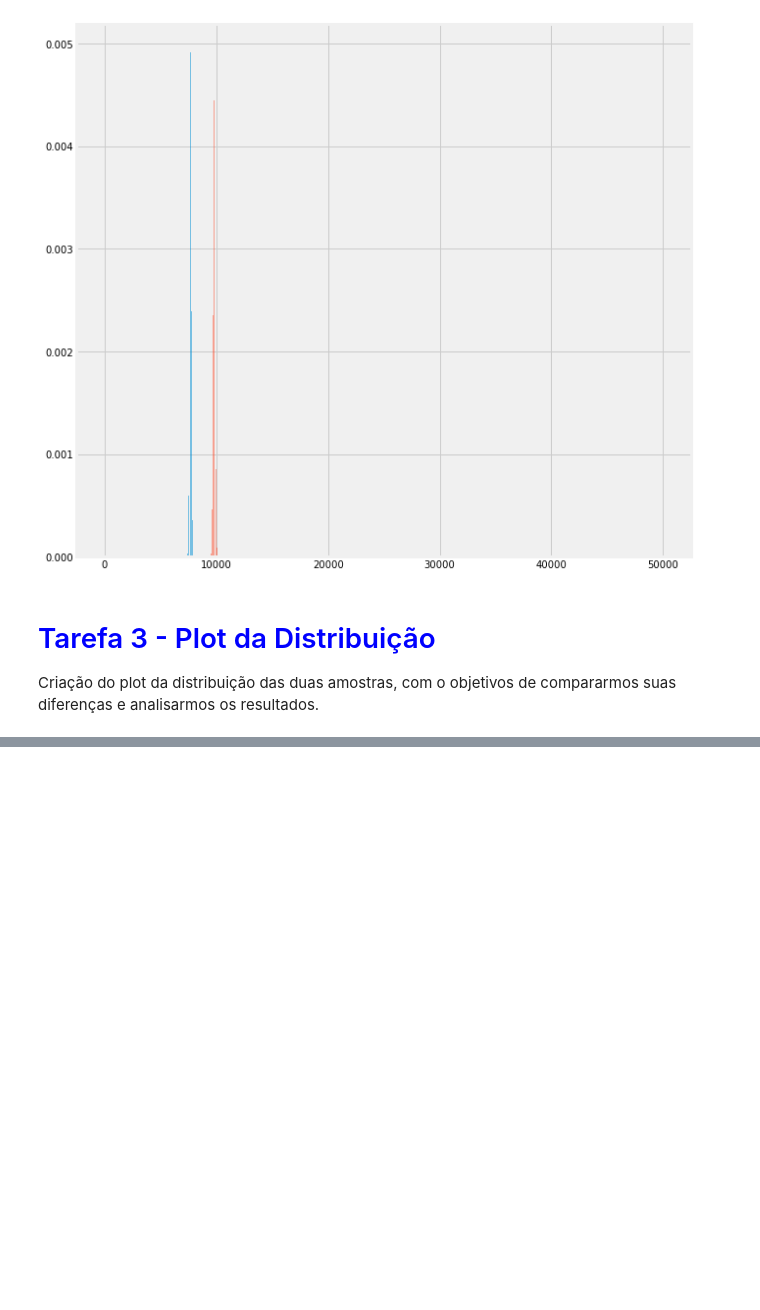
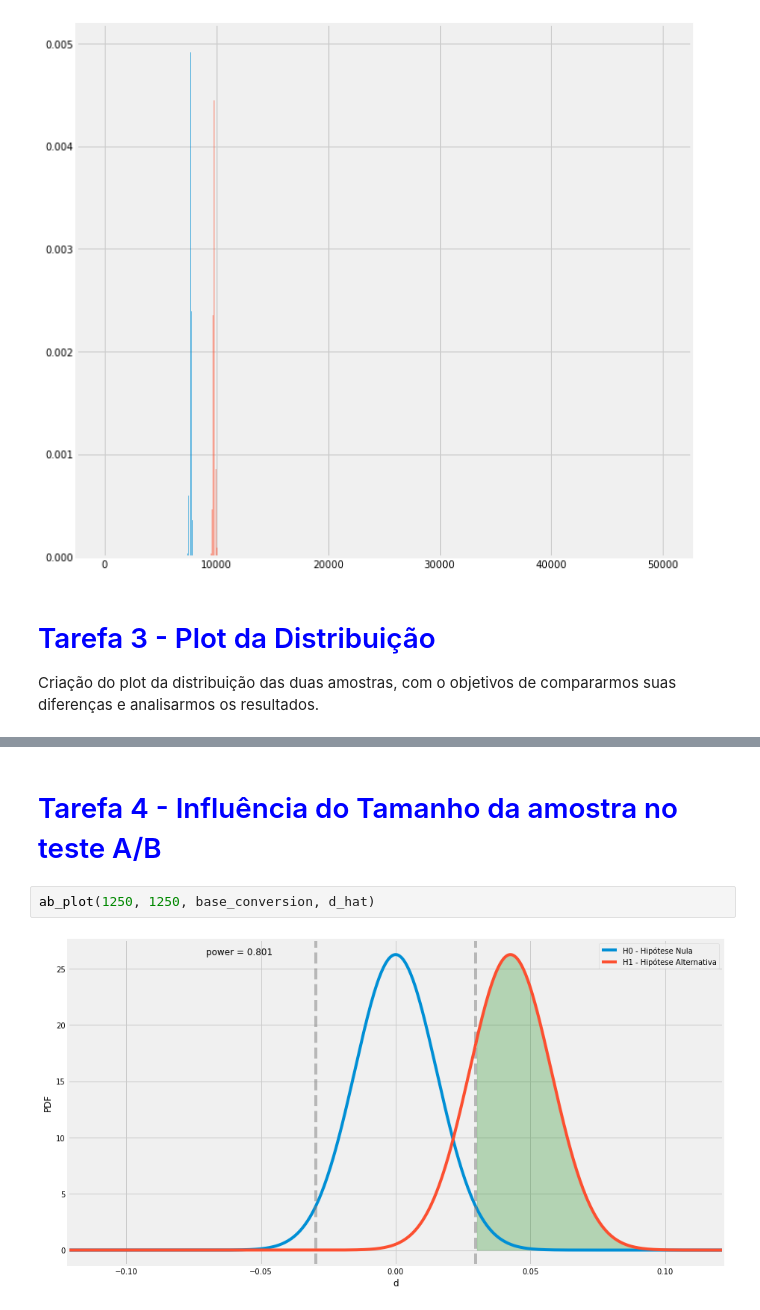
Before and after one commit to dijkstra001/business_analytics, a Jupyter notebook: marketing_analysis/Marketing Analysis - A-B Tests.ipynb, the cells around one changed output, grey strips where cells are left out. Saved outputs shown, nothing was run; the diff lists cells and outputs as text; blank space fills up the shorter version.

```diff
--- a/marketing_analysis/Marketing Analysis - A-B Tests.ipynb
+++ b/marketing_analysis/Marketing Analysis - A-B Tests.ipynb
@@ -283,0 +454,6 @@ ax.bar(xB, yB, alpha = 0.5)
+# %% [markdown]
+<h1 style="color: blue">Tarefa 4 - Influência do Tamanho da amostra no teste A/B</h1>
+# %%
+ab_plot(1250, 1250, base_conversion, d_hat)
+# %% [output]
+[figure, added]
```
Also changed, not shown: parts of 29 cells of this notebook.
